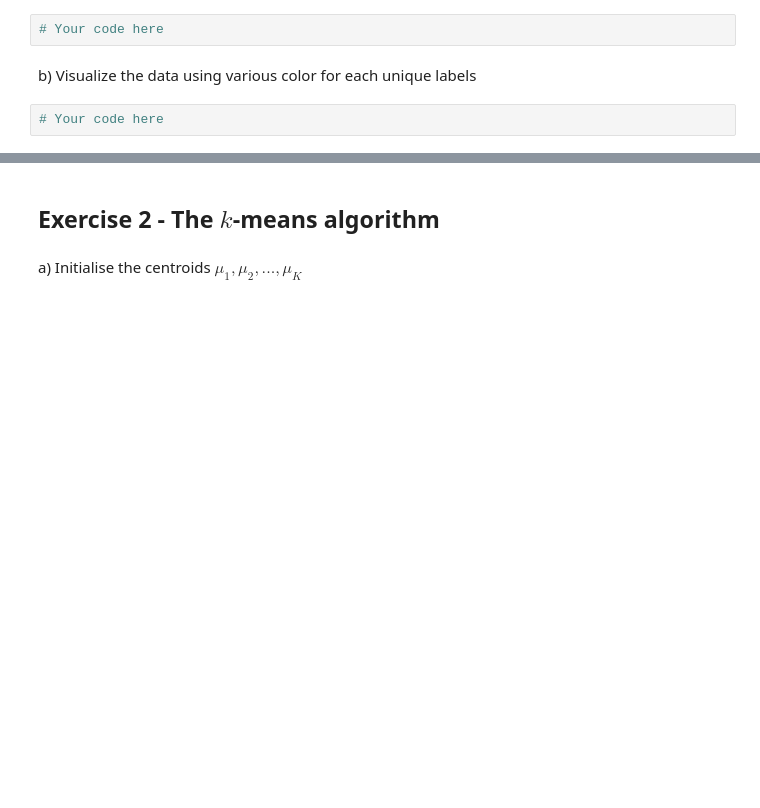
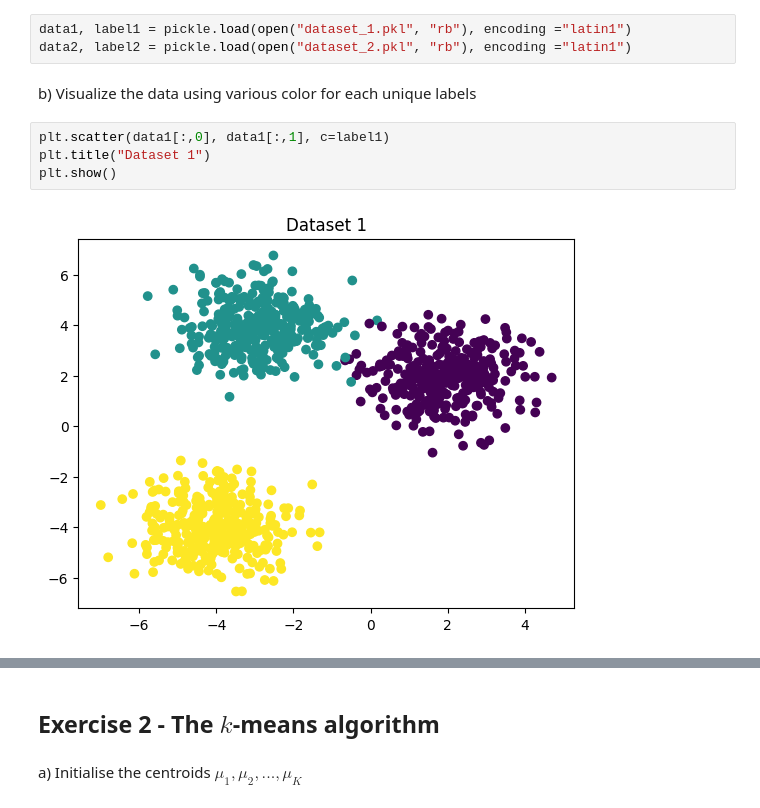
Before and after one commit to bastienvty/mse_machle, a Jupyter notebook: pw08/ex1-3-clustering-stud.ipynb, the cells around one changed output, grey strips where cells are left out. Drawn from its saved outputs; the diff is of its cells as text; blank space fills up the shorter version.

```diff
--- a/pw08/ex1-3-clustering-stud.ipynb
+++ b/pw08/ex1-3-clustering-stud.ipynb
@@ -12,8 +13,13 @@ from math import sqrt
 # %% [markdown]
 a) Load the two given datasets:
 # %%
-# Your code here
+data1, label1 = pickle.load(open("dataset_1.pkl", "rb"), encoding ="latin1")
+data2, label2 = pickle.load(open("dataset_2.pkl", "rb"), encoding ="latin1")
 # %% [markdown]
 b) Visualize the data using various color for each unique labels
 # %%
-# Your code here
+plt.scatter(data1[:,0], data1[:,1], c=label1)
+plt.title("Dataset 1")
+plt.show()
+# %% [output]
+[figure, added]
```
Also changed, not shown: parts of 5 cells of this notebook.
